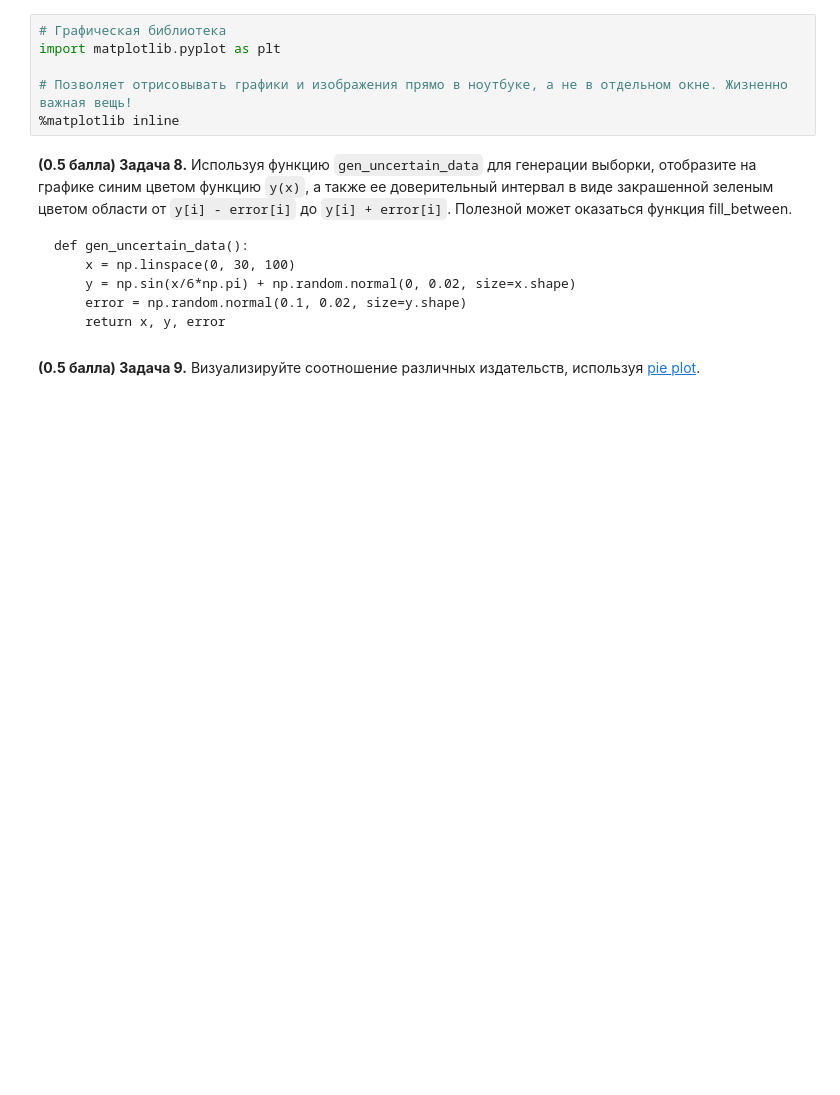
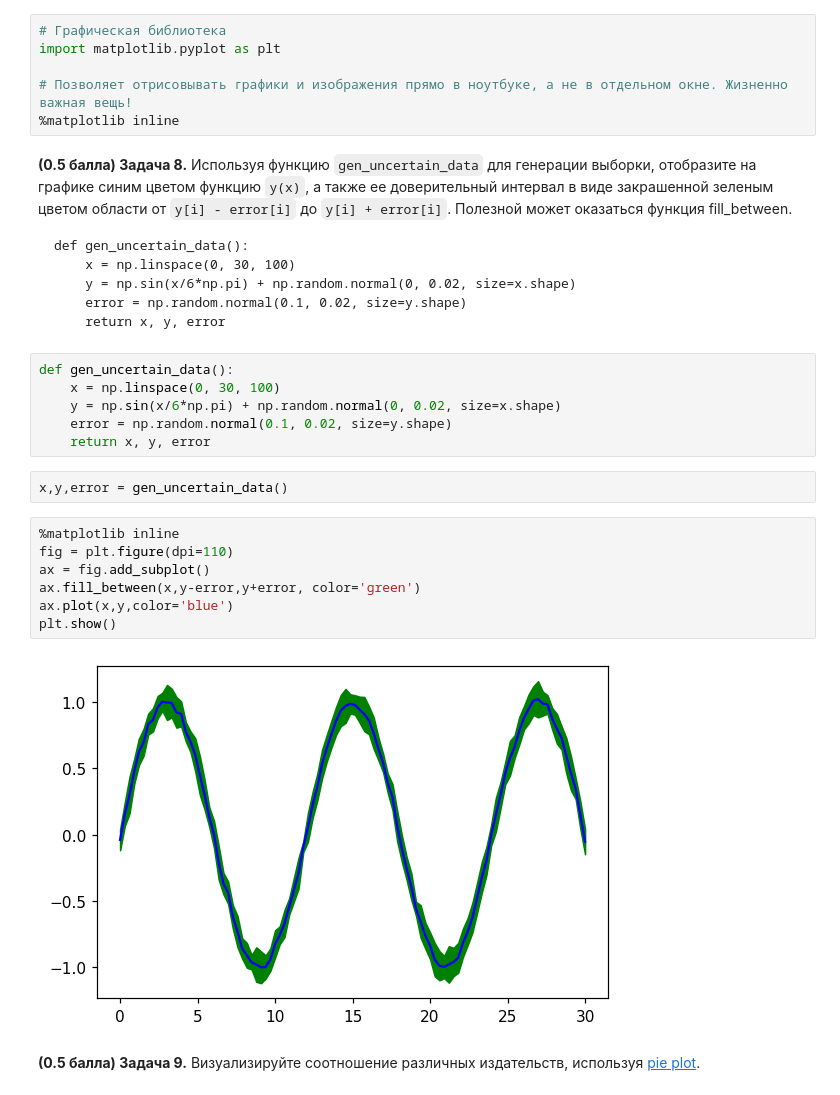
Before and after one commit to gavt45/algem-2-sem-term, a Jupyter notebook: Pandas.ipynb, the cells around one changed output. Drawn from its saved outputs; the diff is of its cells as text; blank space fills up the shorter version.

```diff
--- a/Pandas.ipynb
+++ b/Pandas.ipynb
@@ -188,5 +373,22 @@ import matplotlib.pyplot as plt
         y = np.sin(x/6*np.pi) + np.random.normal(0, 0.02, size=x.shape)
         error = np.random.normal(0.1, 0.02, size=y.shape)
         return x, y, error
+# %%
+def gen_uncertain_data():
+    x = np.linspace(0, 30, 100)
+    y = np.sin(x/6*np.pi) + np.random.normal(0, 0.02, size=x.shape)
+    error = np.random.normal(0.1, 0.02, size=y.shape)
+    return x, y, error
+# %%
+x,y,error = gen_uncertain_data()
+# %%
+%matplotlib inline
+fig = plt.figure(dpi=110)
+ax = fig.add_subplot()
+ax.fill_between(x,y-error,y+error, color='green')
+ax.plot(x,y,color='blue')
+plt.show()
+# %% [output]
+[figure, added]
 # %% [markdown]
 **(0.5 балла) Задача 9.** Bизуализируйте соотношение различных издательств, используя [pie plot](https://pandas.pydata.org/pandas-docs/stable/user_guide/visualization.html#visualization-pie).
```
Also changed, not shown: parts of 50 cells of this notebook, 1 other file.
